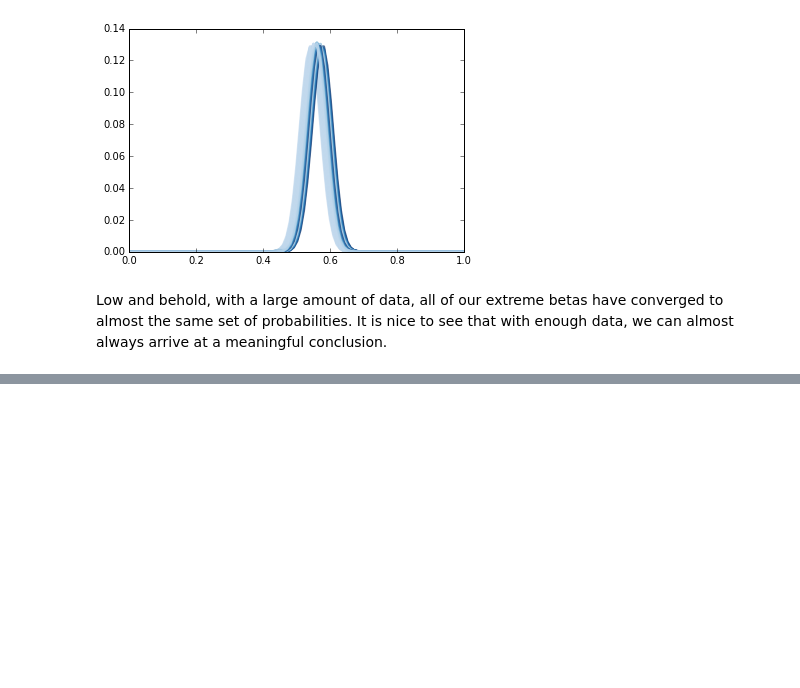
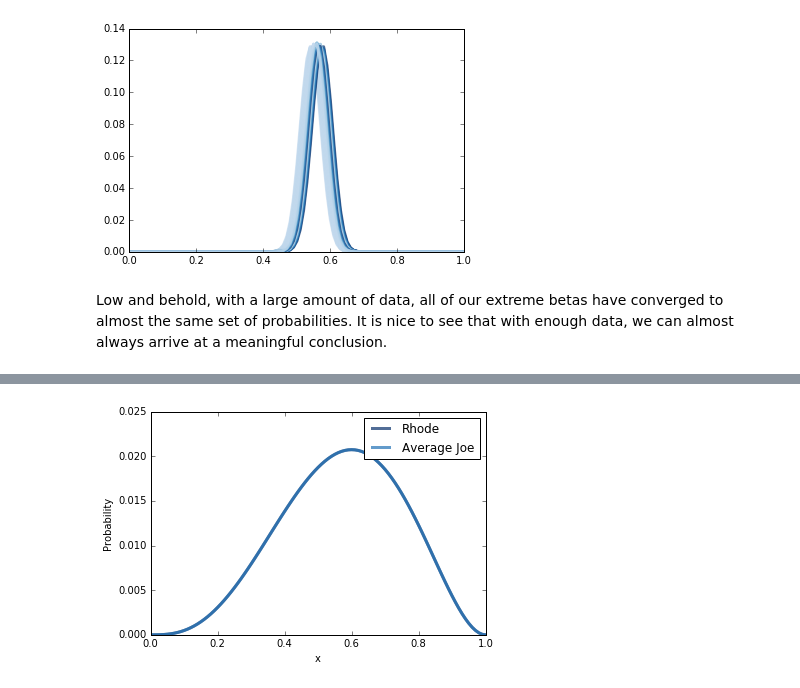
Before and after one commit to NathanYee/ThinkBayes2, a Jupyter notebook: code/report02.ipynb, the cells around one changed output, grey strips where cells are left out. Saved outputs shown, nothing was run; the diff lists cells and outputs as text; code cells hidden in the pictures; blank space fills up the shorter version.

```diff
--- a/code/report02.ipynb
+++ b/code/report02.ipynb
@@ -202,0 +215,8 @@ Low and behold, with a large amount of data, all of our extreme betas have conve
+# %%
+rhode = Beta(4, 3, label='Rhode')
+joe = Beta(4, 3, label='Average Joe')
+thinkplot.Pdf(rhode.MakePmf())
+thinkplot.Pdf(joe.MakePmf())
+thinkplot.Config(xlabel='x', ylabel='Probability')
+# %% [output]
+[figure, added]
```
Also changed, not shown: parts of 22 cells of this notebook, 2 other files.
